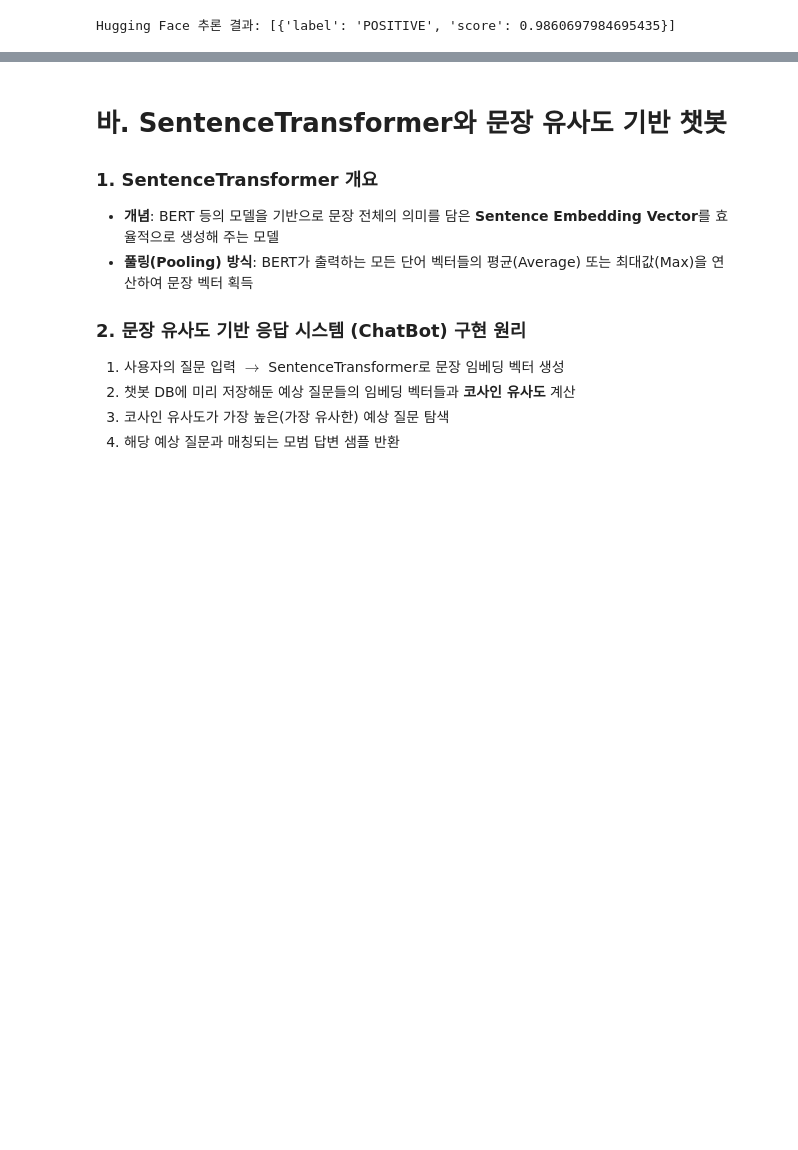
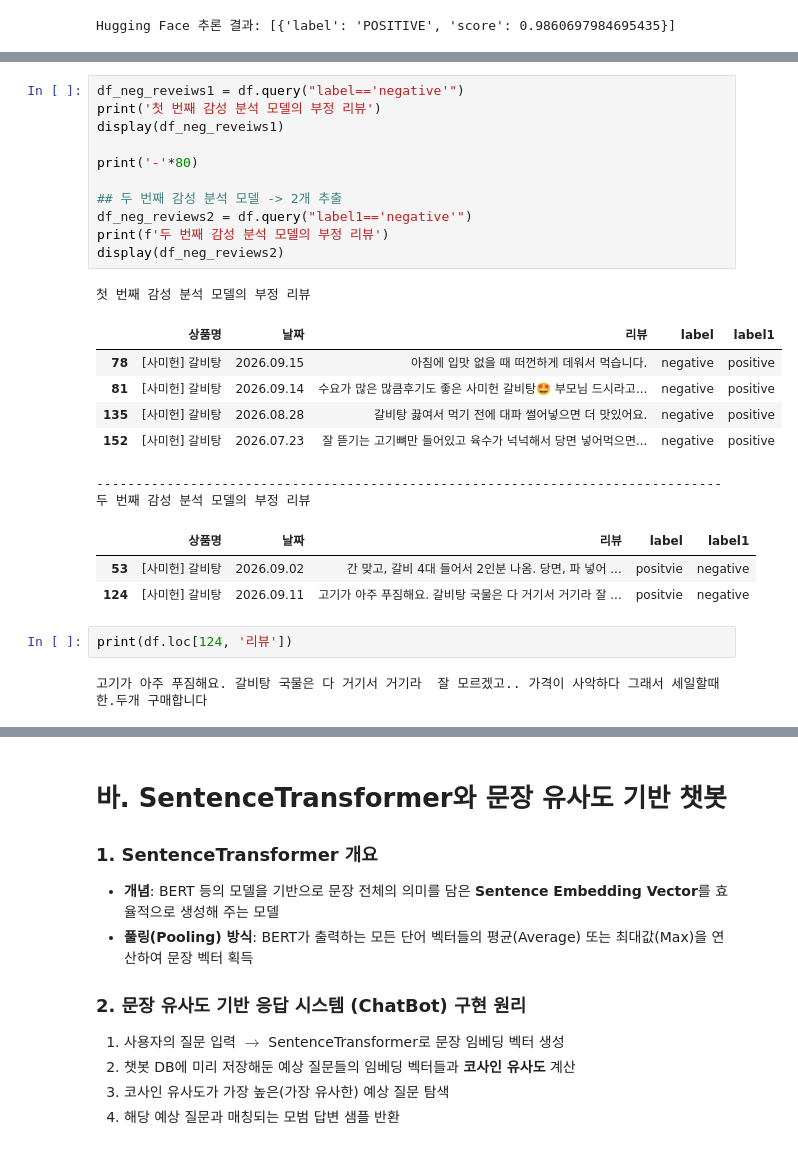
Before and after one commit to PangHee1027/SKN, a Jupyter notebook: SKN/LLM/자연어_딥러닝.ipynb, the cells around one changed output, grey strips where cells are left out. Cells and saved outputs as stored; diff of their text form; blank space fills up the shorter version.

```diff
--- a/SKN/LLM/자연어_딥러닝.ipynb
+++ b/SKN/LLM/자연어_딥러닝.ipynb
@@ -699,0 +880,27 @@ Hugging Face 추론 결과: [{'label': 'POSITIVE', 'score': 0.9860697984695435}]
+# %%
+df_neg_reveiws1 = df.query("label=='negative'")
+print('첫 번째 감성 분석 모델의 부정 리뷰')
+display(df_neg_reveiws1)
+
+print('-'*80)
+
+## 두 번째 감성 분석 모델 -> 2개 추출
+df_neg_reviews2 = df.query("label1=='negative'")
+print(f'두 번째 감성 분석 모델의 부정 리뷰')
+display(df_neg_reviews2)
+# %% [output]
+첫 번째 감성 분석 모델의 부정 리뷰
+|  | 상품명 | 날짜 | 리뷰 | label | label1 |
+| 78 | [사미헌] 갈비탕 | 2026.09.15 | 아침에 입맛 없을 때 떠껀하게 데워서 먹습니다. | negative | positive |
+| 81 | [사미헌] 갈비탕 | 2026.09.14 | 수요가 많은 많큼후기도 좋은 사미헌 갈비탕🤩 부모님 드시라고... | negative | positive |
+| 135 | [사미헌] 갈비탕 | 2026.08.28 | 갈비탕 끓여서 먹기 전에 대파 썰어넣으면 더 맛있어요. | negative | positive |
+| 152 | [사미헌] 갈비탕 | 2026.07.23 | 잘 뜯기는 고기뼈만 들어있고 육수가 넉넉해서 당면 넣어먹으면... | negative | positive |
+--------------------------------------------------------------------------------
+두 번째 감성 분석 모델의 부정 리뷰
+|  | 상품명 | 날짜 | 리뷰 | label | label1 |
+| 53 | [사미헌] 갈비탕 | 2026.09.02 | 간 맞고, 갈비 4대 들어서 2인분 나옴. 당면, 파 넣어 ... | positvie | negative |
+| 124 | [사미헌] 갈비탕 | 2026.09.11 | 고기가 아주 푸짐해요. 갈비탕 국물은 다 거기서 거기라 잘 ... | positvie | negative |
+# %%
+print(df.loc[124, '리뷰'])
+# %% [output]
+고기가 아주 푸짐해요. 갈비탕 국물은 다 거기서 거기라  잘 모르겠고.. 가격이 사악하다 그래서 세일할때 한.두개 구매합니다
```
Also changed, not shown: parts of 27 cells of this notebook, 9 other files.
